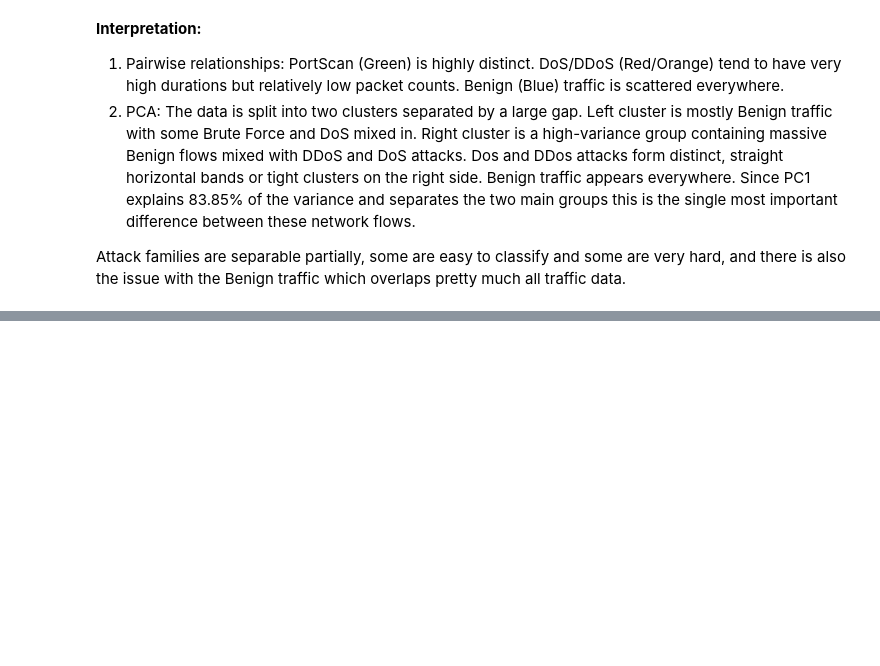
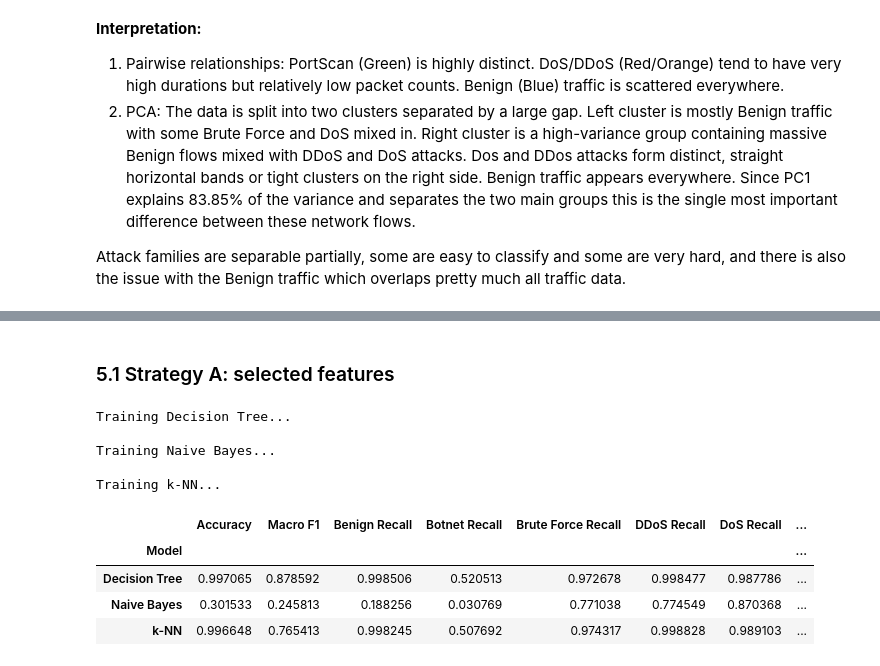
Before and after one commit to zombi170/tabular-data-science, a Jupyter notebook: network_attack_classification.ipynb, the cells around one changed output, grey strips where cells are left out. Saved outputs shown, nothing was run; the diff lists cells and outputs as text; code cells hidden in the pictures; blank space fills up the shorter version.

```diff
--- a/network_attack_classification.ipynb
+++ b/network_attack_classification.ipynb
@@ -649,0 +537,56 @@ Base model vs. Tuned model comparison:
+# %%
+from sklearn.pipeline import make_pipeline
+from sklearn.tree import DecisionTreeClassifier
+from sklearn.naive_bayes import GaussianNB
+from sklearn.metrics import accuracy_score, f1_score, recall_score
+
+models = {
+    "Decision Tree": DecisionTreeClassifier(random_state=42),
+    "Naive Bayes": make_pipeline(StandardScaler(), GaussianNB()),
+    "k-NN": make_pipeline(StandardScaler(), KNeighborsClassifier(n_neighbors=3, n_jobs=-1)),
+}
+
+# PCA components are already computed from standardised data
+models_pca = {
+    "Decision Tree": DecisionTreeClassifier(random_state=42),
+    "Naive Bayes": GaussianNB(),
+    "k-NN": KNeighborsClassifier(n_neighbors=3, n_jobs=-1),
+}
+
+def training_loop(models, X_train_use, X_test_use, y_train_use, y_test_use):
+    results = []
+    for name, model in models.items():
+        print(f"\nTraining {name}...")
+        model.fit(X_train_use, y_train_use)
+        y_pred = model.predict(X_test_use)
+
+        classes = list(model.classes_)
+        recalls = recall_score(y_test_use, y_pred, average=None, labels=classes, zero_division=0)
+
+        result = {
+            "Model": name,
+            "Accuracy": accuracy_score(y_test_use, y_pred),
+            "Macro F1": f1_score(y_test_use, y_pred, average='macro'),
+        }
+        for cls_name, cls_recall in zip(classes, recalls):
+            result[f"{cls_name} Recall"] = cls_recall
+        results.append(result)
+
+    return results
+# %% [markdown]
+### 5.1 Strategy A: selected features
+# %%
+results_a = training_loop(models, X2_train[selected2], X2_test[selected2], y2_train, y2_test)
+results_a_df = pd.DataFrame(results_a).set_index("Model")
+display(results_a_df.style.highlight_max(color='green', axis=0))
+# %% [output]
+Training Decision Tree...
+
+Training Naive Bayes...
+
+Training k-NN...
+|  | Accuracy | Macro F1 | Benign Recall | Botnet Recall | Brute Force Recall | DDoS Recall | DoS Recall | ... |
+| Model |  |  |  |  |  |  |  | ... |
+| Decision Tree | 0.997065 | 0.878592 | 0.998506 | 0.520513 | 0.972678 | 0.998477 | 0.987786 | ... |
+| Naive Bayes | 0.301533 | 0.245813 | 0.188256 | 0.030769 | 0.771038 | 0.774549 | 0.870368 | ... |
+| k-NN | 0.996648 | 0.765413 | 0.998245 | 0.507692 | 0.974317 | 0.998828 | 0.989103 | ... |
```
Also changed, not shown: parts of 44 cells of this notebook.
